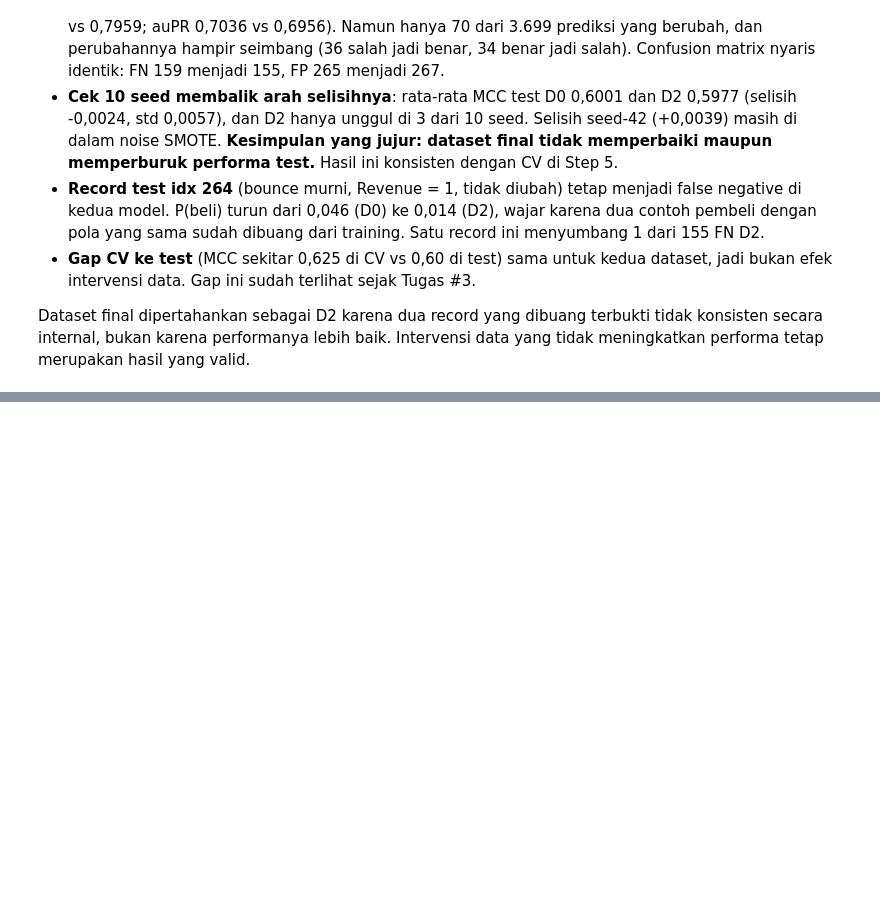
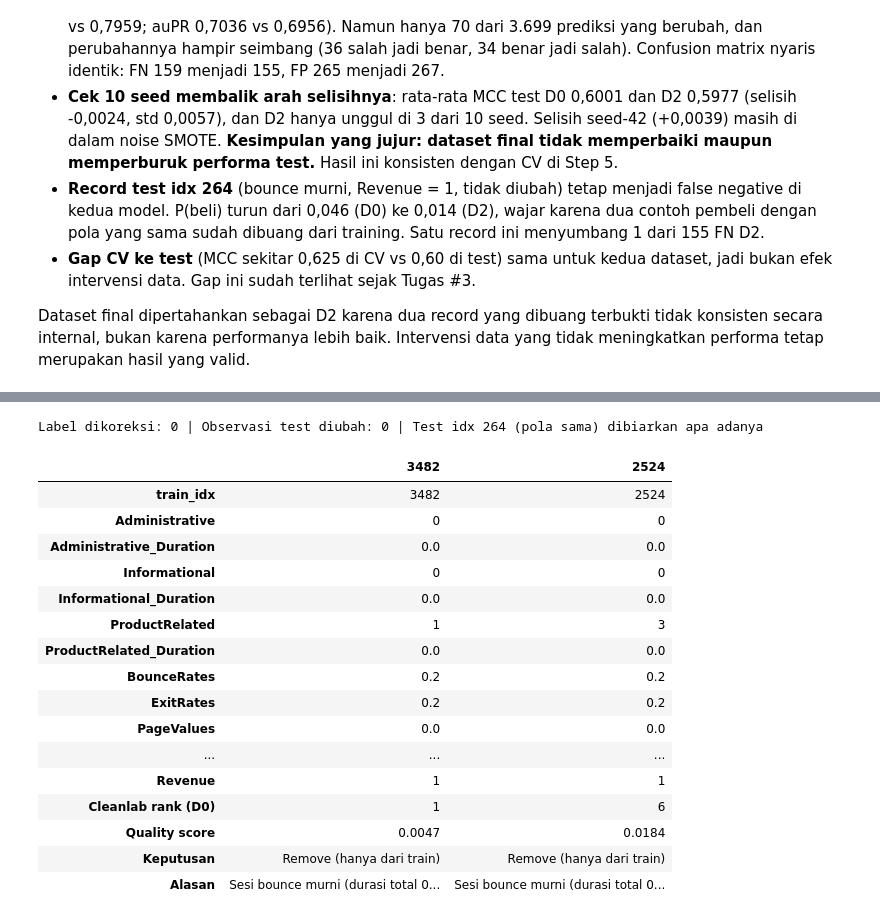
Before and after one commit to vickymahfudy/tugas-data-science, a Jupyter notebook: notebooks/07_data_centric.ipynb, the cells around one changed output, grey strips where cells are left out. Drawn from its saved outputs; the diff is of its cells as text; code cells hidden in the pictures; blank space fills up the shorter version.

Commit message:
Tugas 4 Step 9: diskusi, dokumentasi observasi dihapus, instruksi reproduksi

```diff
--- a/notebooks/07_data_centric.ipynb
+++ b/notebooks/07_data_centric.ipynb
@@ -1276,0 +1283,33 @@ karena performanya lebih baik. Intervensi data yang tidak meningkatkan performa
+# %%
+removed_doc = d.loc[REMOVE_IDX, ['Administrative', 'Administrative_Duration', 'Informational', 'Informational_Duration',
+                                  'ProductRelated', 'ProductRelated_Duration', 'BounceRates', 'ExitRates', 'PageValues',
+                                  'Month', 'VisitorType', 'TrafficType', 'Revenue']].copy()
+removed_doc.insert(0, 'train_idx', REMOVE_IDX)
+removed_doc['Cleanlab rank (D0)'] = [list(top20).index(i) + 1 for i in REMOVE_IDX]
+removed_doc['Quality score'] = [round(float(quality['D0'][i]), 4) for i in REMOVE_IDX]
+removed_doc['Keputusan'] = 'Remove (hanya dari train)'
+removed_doc['Alasan'] = ('Sesi bounce murni (durasi total 0, Bounce = Exit = 0,2, PageValues 0) tetapi Revenue = 1; '
+                         'tidak konsisten secara internal karena transaksi butuh beberapa langkah. '
+                         'Label atau fitur tidak bisa dipastikan mana yang salah, sehingga Correct tidak dibenarkan')
+removed_doc.to_csv(f'{TABLE_DIR}/tugas4_removed_observations.csv', index=False)
+print('Label dikoreksi: 0 | Observasi test diubah: 0 | Test idx 264 (pola sama) dibiarkan apa adanya')
+removed_doc.T
+# %% [output]
+Label dikoreksi: 0 | Observasi test diubah: 0 | Test idx 264 (pola sama) dibiarkan apa adanya
+|  | 3482 | 2524 |
+| train_idx | 3482 | 2524 |
+| Administrative | 0 | 0 |
+| Administrative_Duration | 0.0 | 0.0 |
+| Informational | 0 | 0 |
+| Informational_Duration | 0.0 | 0.0 |
+| ProductRelated | 1 | 3 |
+| ProductRelated_Duration | 0.0 | 0.0 |
+| BounceRates | 0.2 | 0.2 |
+| ExitRates | 0.2 | 0.2 |
+| PageValues | 0.0 | 0.0 |
+| ... | ... | ... |
+| Revenue | 1 | 1 |
+| Cleanlab rank (D0) | 1 | 6 |
+| Quality score | 0.0047 | 0.0184 |
+| Keputusan | Remove (hanya dari train) | Remove (hanya dari train) |
+| Alasan | Sesi bounce murni (durasi total 0... | Sesi bounce murni (durasi total 0... |
```
Also changed, not shown: parts of 3 cells of this notebook, 4 other files.
